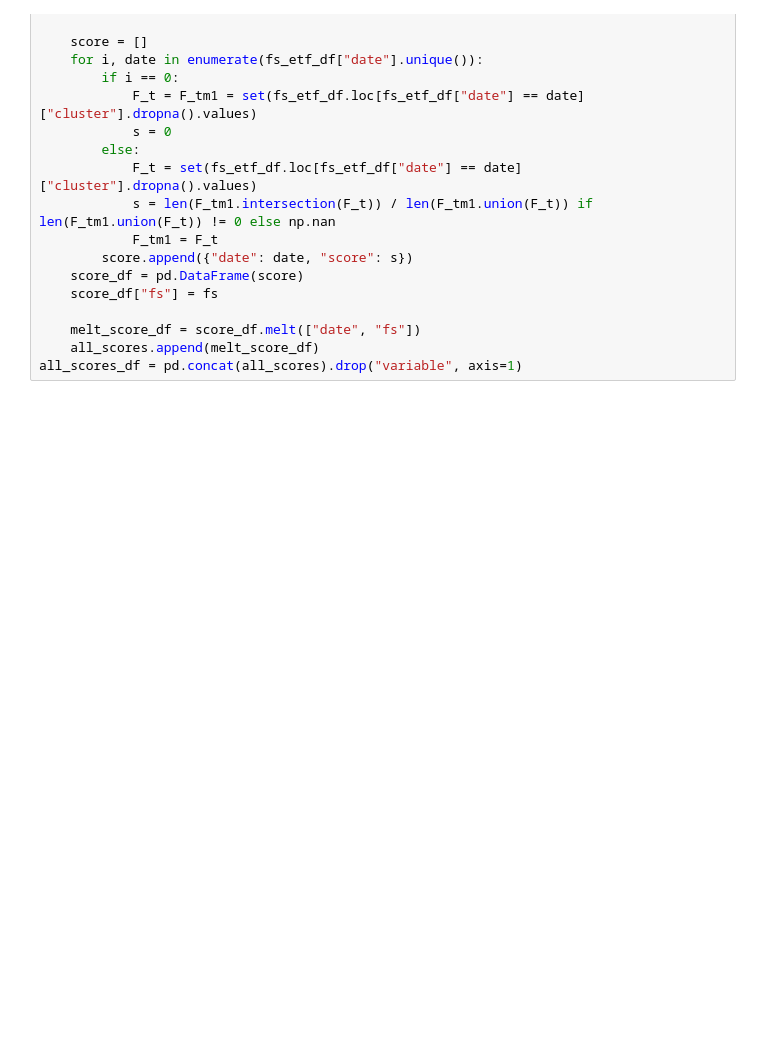
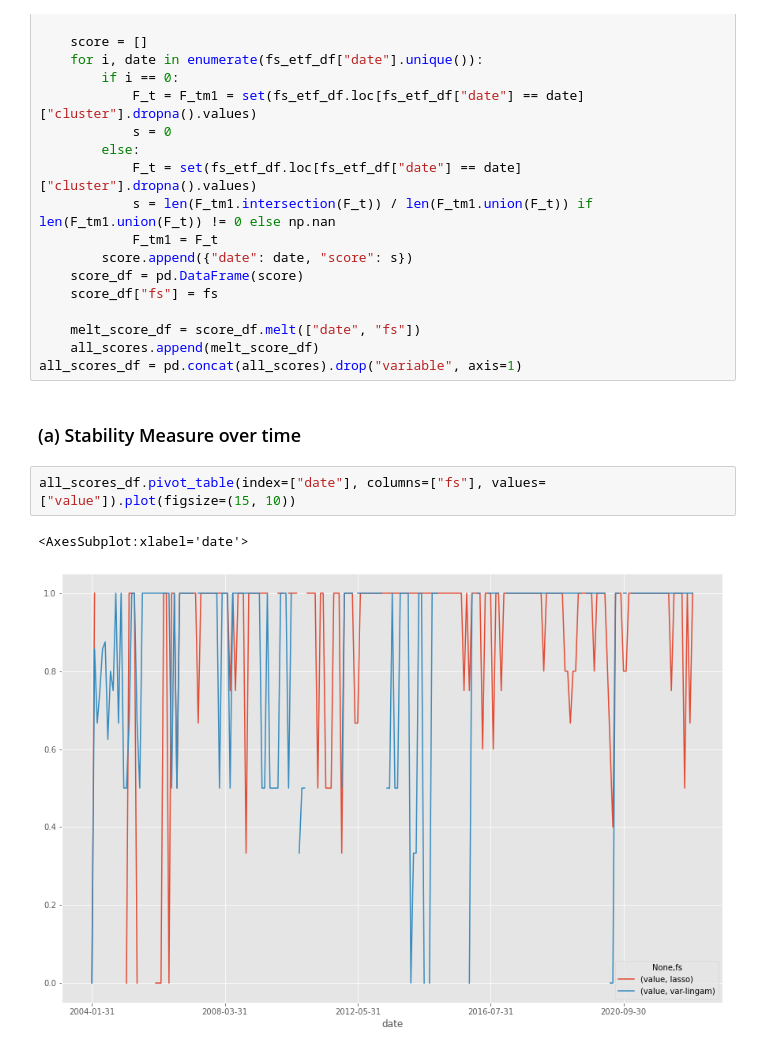
Before and after one commit to dcuoliveira/cml-fin, a Jupyter notebook: src/new_stability_measure.ipynb, the cells around one changed output. Saved outputs shown, nothing was run; the diff lists cells and outputs as text; blank space fills up the shorter version.

```diff
--- a/src/new_stability_measure.ipynb
+++ b/src/new_stability_measure.ipynb
@@ -63,3 +113,10 @@ for fs in etf_df["fs"].unique():
     melt_score_df = score_df.melt(["date", "fs"])
     all_scores.append(melt_score_df)
 all_scores_df = pd.concat(all_scores).drop("variable", axis=1)
+# %% [markdown]
+### (a) Stability Measure over time
+# %%
+all_scores_df.pivot_table(index=["date"], columns=["fs"], values=["value"]).plot(figsize=(15, 10))
+# %% [output]
+<AxesSubplot:xlabel='date'>
+[figure, added]
```
Also changed, not shown: parts of 10 cells of this notebook, 1 other file.
